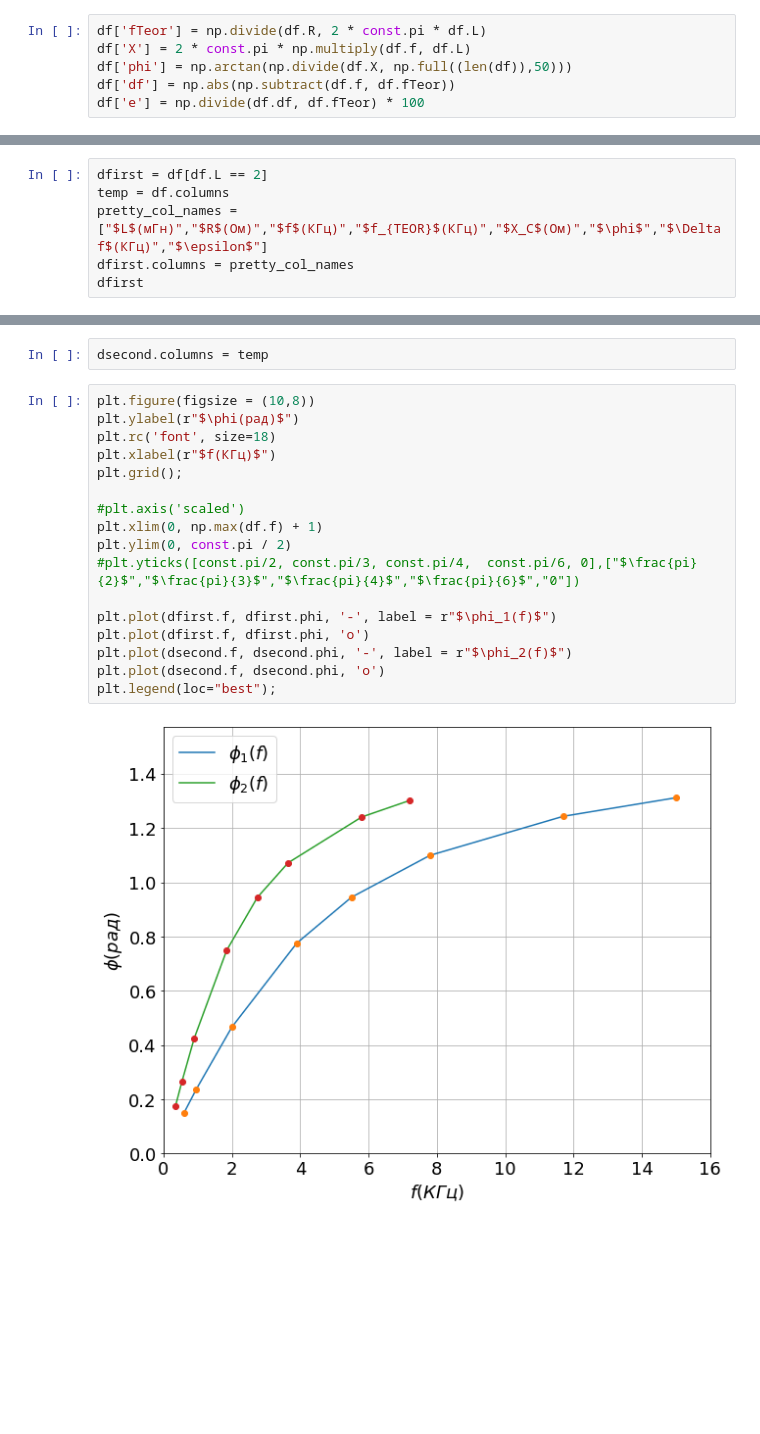
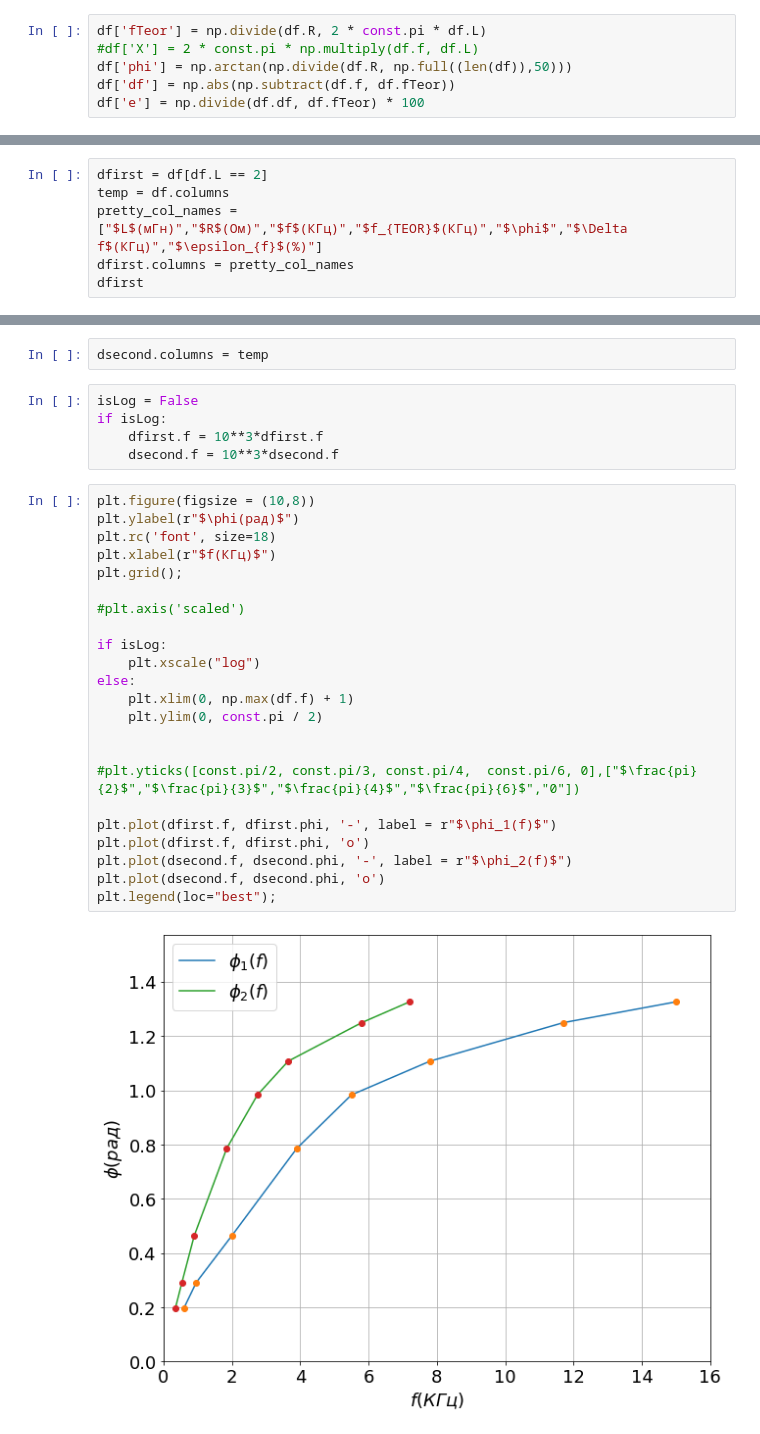
Before and after one commit to ShkalikovOleh/Physics-Labs, a Jupyter notebook: Electricity and magnetism/Lab 7 | RL/Lab 7 RL.ipynb, the cells around one changed output, grey strips where cells are left out. Cells and saved outputs as stored; diff of their text form; blank space fills up the shorter version.

```diff
--- a/Electricity and magnetism/Lab 7 | RL/Lab 7 RL.ipynb
+++ b/Electricity and magnetism/Lab 7 | RL/Lab 7 RL.ipynb
@@ -36,8 +37,8 @@ df.L = df.apply(lambda row: row.L * 10**-3, axis=1)
 df.f = df.apply(lambda row: row.f * 10**3, axis=1)
 # %%
 df['fTeor'] = np.divide(df.R, 2 * const.pi * df.L)
-df['X'] = 2 * const.pi * np.multiply(df.f, df.L)
-df['phi'] = np.arctan(np.divide(df.X, np.full((len(df)),50)))
+#df['X'] = 2 * const.pi * np.multiply(df.f, df.L)
+df['phi'] = np.arctan(np.divide(df.R, np.full((len(df)),50)))
 df['df'] = np.abs(np.subtract(df.f, df.fTeor))
 df['e'] = np.divide(df.df, df.fTeor) * 100
 # %%
@@ -48,7 +49,7 @@ df.df = df.apply(lambda row: row.df * 10**-3, axis=1)
 # %%
 dfirst = df[df.L == 2]
 temp = df.columns
-pretty_col_names = ["$L$(мГн)","$R$(Ом)","$f$(КГц)","$f_{TEOR}$(КГц)","$X_C$(Ом)","$\phi$","$\Delta f$(КГц)","$\epsilon$"]
+pretty_col_names = ["$L$(мГн)","$R$(Ом)","$f$(КГц)","$f_{TEOR}$(КГц)","$\phi$","$\Delta f$(КГц)","$\epsilon_{f}$(%)"]
 dfirst.columns = pretty_col_names
 dfirst
 # %% [output]
@@ -80,24 +81,35 @@ dsecond
 # %%
 dsecond.columns = temp
+# %%
+isLog = False
+if isLog:
+    dfirst.f = 10**3*dfirst.f
+    dsecond.f = 10**3*dsecond.f
 # %%
 plt.figure(figsize = (10,8))
 plt.ylabel(r"$\phi(рад)$")
 plt.rc('font', size=18)
 plt.xlabel(r"$f(КГц)$")
 plt.grid();
 
 #plt.axis('scaled')
-plt.xlim(0, np.max(df.f) + 1)
-plt.ylim(0, const.pi / 2)
+
+if isLog:
+    plt.xscale("log")
+else:
+    plt.xlim(0, np.max(df.f) + 1)
+    plt.ylim(0, const.pi / 2)
+
+
 #plt.yticks([const.pi/2, const.pi/3, const.pi/4,  const.pi/6, 0],["$\frac{pi}{2}$","$\frac{pi}{3}$","$\frac{pi}{4}$","$\frac{pi}{6}$","0"])
 
 plt.plot(dfirst.f, dfirst.phi, '-', label = r"$\phi_1(f)$")
 plt.plot(dfirst.f, dfirst.phi, 'o')
 plt.plot(dsecond.f, dsecond.phi, '-', label = r"$\phi_2(f)$")
 plt.plot(dsecond.f, dsecond.phi, 'o')
 plt.legend(loc="best");
 # %% [output]
-[figure, old version]
+[figure, new version]
 # %%
 plt.figure(figsize = (10,8))
 plt.ylabel(r"$X_L(Ом)$")
```
Also changed, not shown: parts of 6 cells of this notebook, 3 other files.
